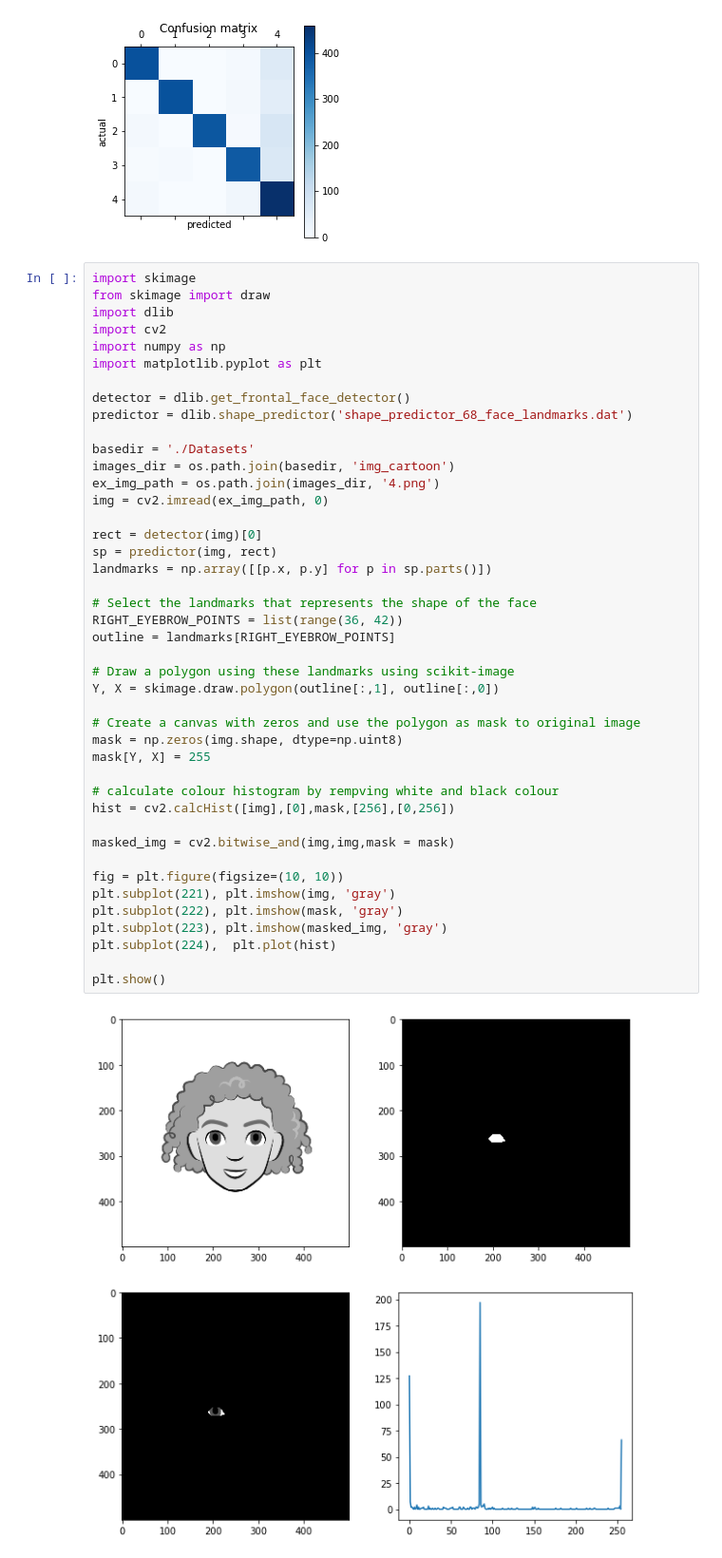
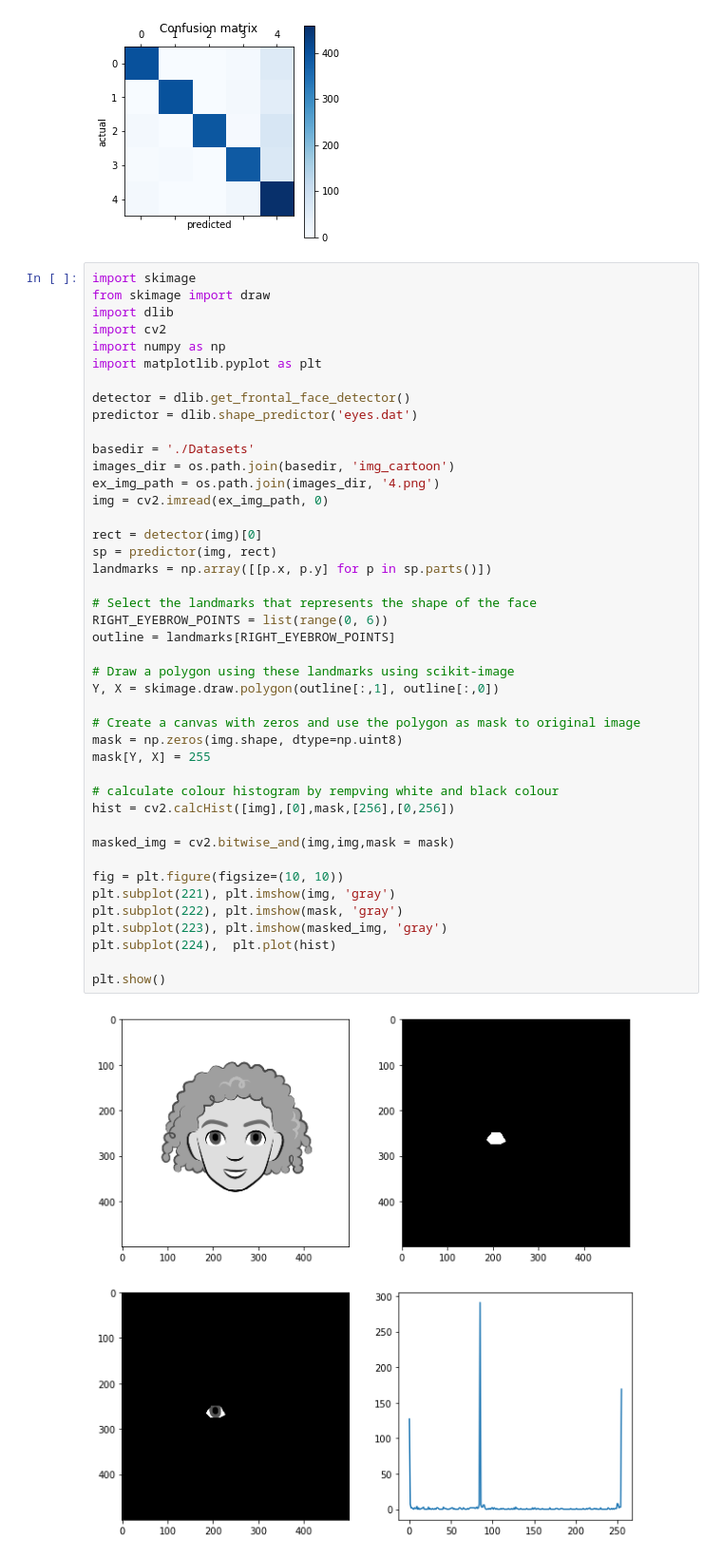
Before and after one commit to harizjuzaimi/AMLSassignment19_20, a Jupyter notebook: B2/B2_test.ipynb, the cells around one changed output. Shown at 95% size. Cells and saved outputs as stored; diff of their text form.

```diff
--- a/B2/testing.ipynb
+++ b/B2/B2_test.ipynb
@@ -381,39 +381,39 @@ import numpy as np
 import matplotlib.pyplot as plt
 
 detector = dlib.get_frontal_face_detector()
-predictor = dlib.shape_predictor('shape_predictor_68_face_landmarks.dat')
+predictor = dlib.shape_predictor('eyes.dat')
 
 basedir = './Datasets'
 images_dir = os.path.join(basedir, 'img_cartoon')
 ex_img_path = os.path.join(images_dir, '4.png')
 img = cv2.imread(ex_img_path, 0)
 
 rect = detector(img)[0]
 sp = predictor(img, rect)
 landmarks = np.array([[p.x, p.y] for p in sp.parts()])
 
 # Select the landmarks that represents the shape of the face
-RIGHT_EYEBROW_POINTS = list(range(36, 42))
+RIGHT_EYEBROW_POINTS = list(range(0, 6))
 outline = landmarks[RIGHT_EYEBROW_POINTS]
 
 # Draw a polygon using these landmarks using scikit-image
 Y, X = skimage.draw.polygon(outline[:,1], outline[:,0])
 
 # Create a canvas with zeros and use the polygon as mask to original image
 mask = np.zeros(img.shape, dtype=np.uint8)
 mask[Y, X] = 255
 
 # calculate colour histogram by rempving white and black colour
 hist = cv2.calcHist([img],[0],mask,[256],[0,256])
 
 masked_img = cv2.bitwise_and(img,img,mask = mask)
 
 fig = plt.figure(figsize=(10, 10))
 plt.subplot(221), plt.imshow(img, 'gray')
 plt.subplot(222), plt.imshow(mask, 'gray')
 plt.subplot(223), plt.imshow(masked_img, 'gray')
 plt.subplot(224),  plt.plot(hist)
 
 plt.show()
 # %% [output]
-[figure, old version]
+[figure, new version]
```
Also changed, not shown: parts of 1 cell of this notebook, 16 other files.
